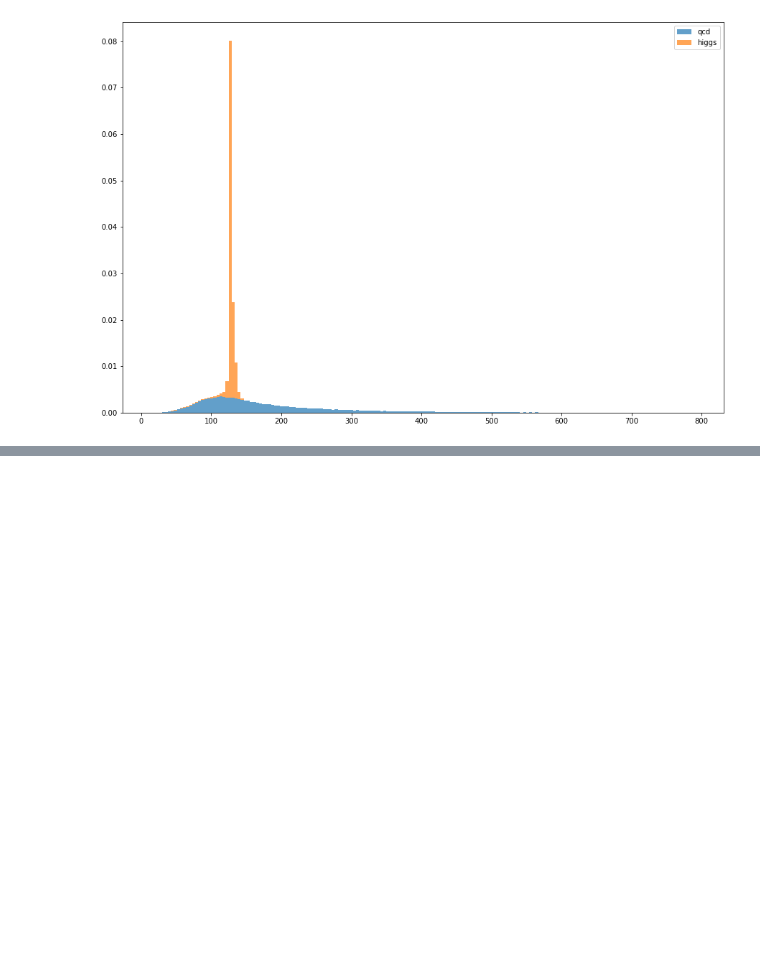
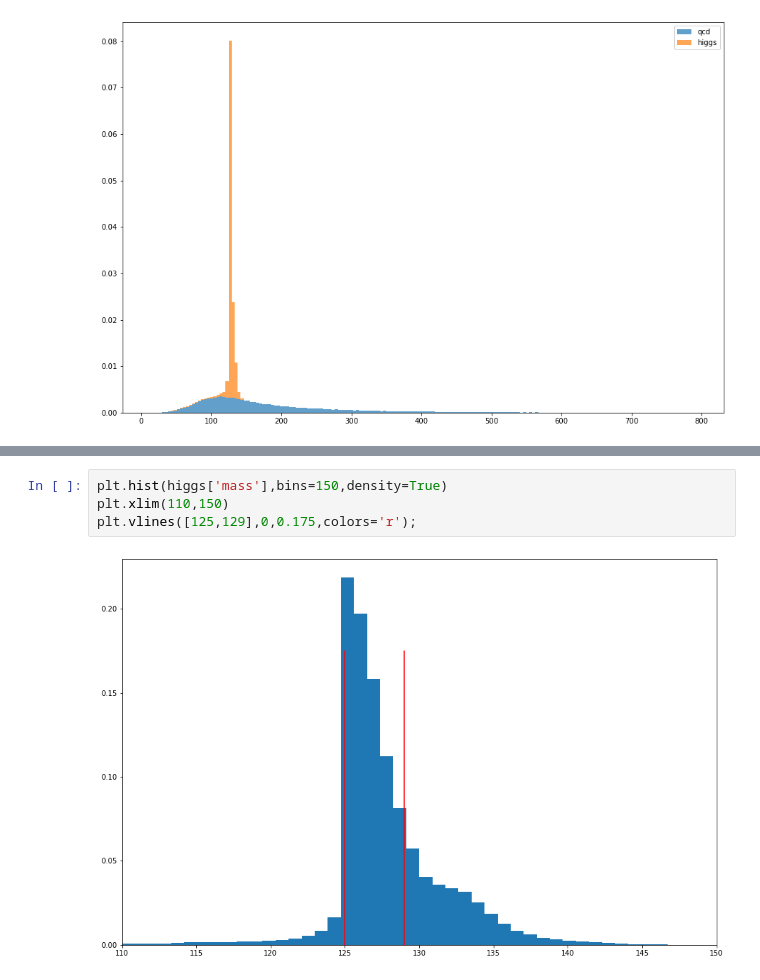
Before and after one commit to afspicciati/Phys-434, a Jupyter notebook: Lab7.ipynb, the cells around one changed output, grey strips where cells are left out. Saved outputs shown, nothing was run; the diff lists cells and outputs as text; blank space fills up the shorter version.

```diff
--- a/Lab7.ipynb
+++ b/Lab7.ipynb
@@ -22,0 +97,6 @@ plt.legend();
+# %%
+plt.hist(higgs['mass'],bins=150,density=True)
+plt.xlim(110,150)
+plt.vlines([125,129],0,0.175,colors='r');
+# %% [output]
+[figure, added]
```
Also changed, not shown: parts of 28 cells of this notebook.
